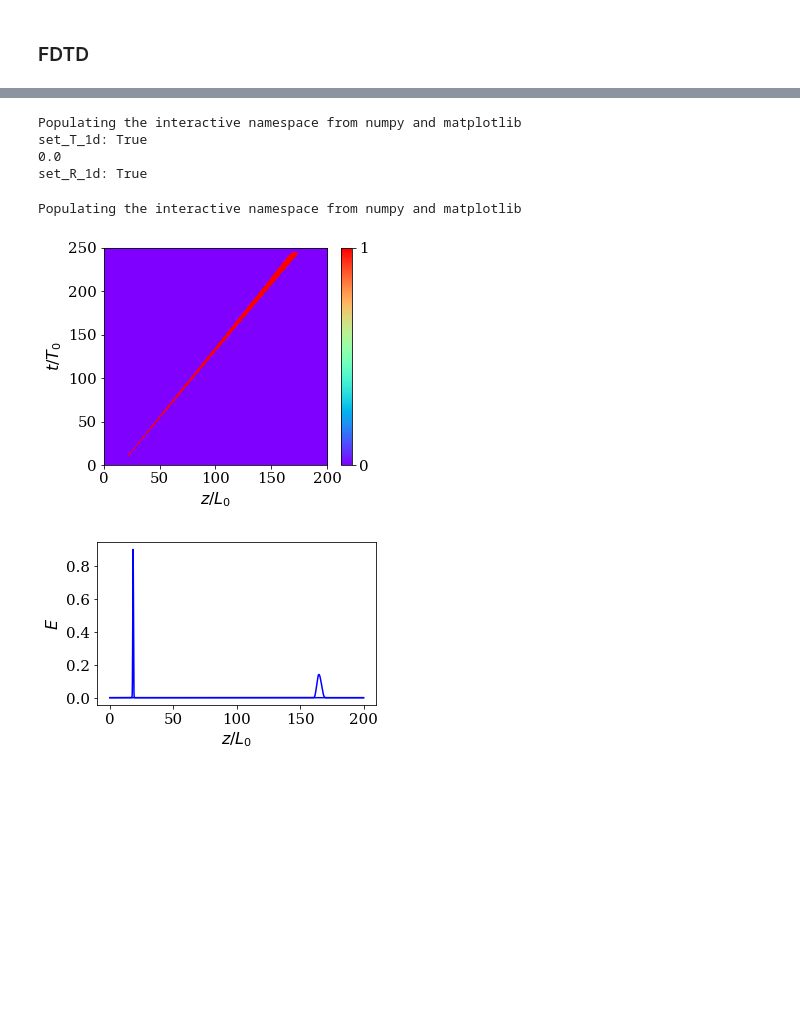
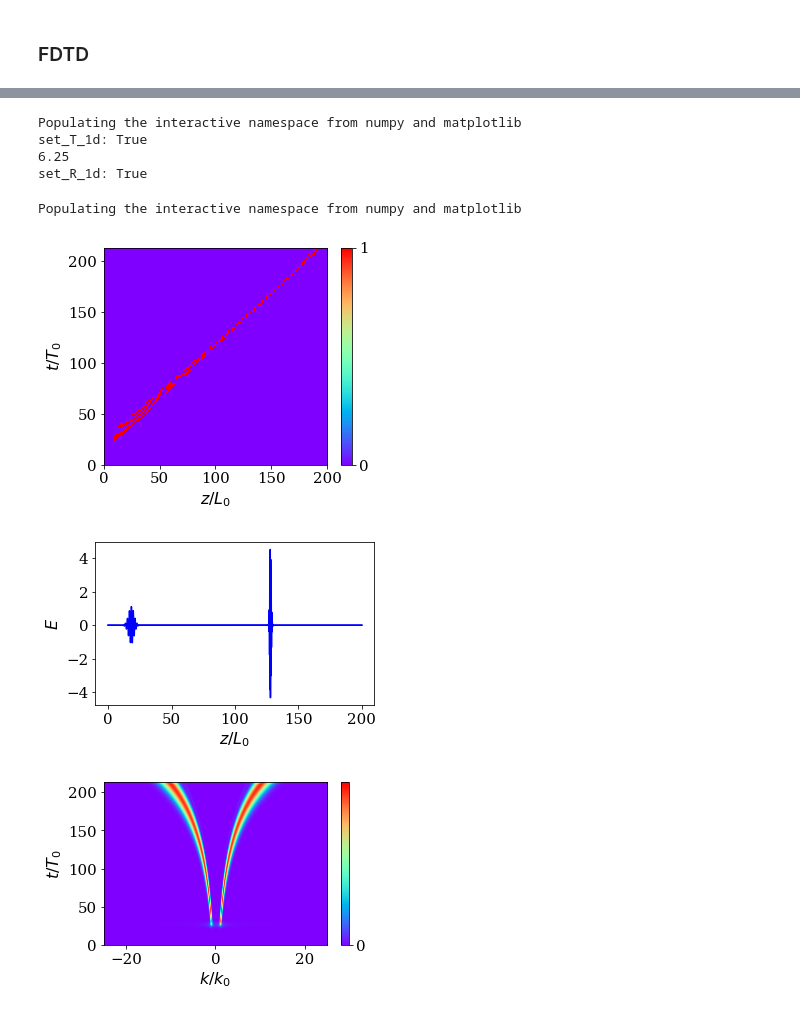
Before and after one commit to nimachm81/myPyCodes, a Jupyter notebook: pulse shaping - compression - space-time variation - FDTD.ipynb, the cells around one changed output, grey strips where cells are left out. Cells and saved outputs as stored; diff of their text form; code cells hidden in the pictures; blank space fills up the shorter version.

```diff
--- a/pulse shaping - compression - space-time variation - FDTD.ipynb
+++ b/pulse shaping - compression - space-time variation - FDTD.ipynb
@@ -133,14 +133,14 @@ import matplotlib.pyplot as plt
 import os
 cwd = os.getcwd()
 dir_name = os.path.join(cwd, 'other', 'st-pulse-shaping')
-file_ext = '.png'
+file_ext = '.eps'
 if not os.path.exists(dir_name):
     os.makedirs(dir_name)
 
 
 n_dim = 1
 r0, r1, dr = [None]*3
-S = 0.95
+S = 0.8
 n_t = None
 save_every = 1
 source_at_right = False
@@ -160,8 +160,6 @@ n0 = 1.5
 n1 = 1.52
 del_eps = n1**2 - n0**2
 
-if source_at_right:
-    omega *= n0/n1
 
 L_0 = 2.0*np.pi/(omega_ref*n0)
 L_1 = 2.0*np.pi/(omega_ref*n1)
@@ -193,7 +191,7 @@ if n_dim==1:
 else:
     assert False
 
-dt = S*dr[0]*(min(n0,n1)-abs(n0-n1))
+dt = S*dr[0]*(min(n0,n1))
 d_v = np.prod(dr)
 
 dt_dr = dt/dr[0]
@@ -211,10 +209,11 @@ d_x_pml[0] = d_pml[0]
 
 ##----- sources
 
+omega_m = 2.0
 T_per = 2.0*np.pi/omega
 T_0 = 1.0*T_per
 t0 = 8.0*T_0
-f_t = lambda t: -1.0*np.exp(-(t-t0)**2/(0.1*T_0)**2)#*np.cos(2*omega*t)
+f_t = lambda t: -1.0*np.exp(-(t-t0)**2/(T_0)**2)*np.cos(omega_m*t)           ## 0.1*T_0 for narrow pulse, T_0 for wide
 f_t_dt = lambda t: f_t(t-dr[0]/2*n0)
 
 ## J
@@ -247,8 +246,8 @@ fdtd.AddMaterial({'type':FVTypes.EpsIsoBox, 'name':'eps', 'args':eps_args})
 
 ##---- st pulse medium
 
-Tm_0 = 2.0*T_0
-f_t_medium = lambda t: +0.5*np.exp(-(t-t0)**2/Tm_0**2)*(t-t0)    ## -:compressor  +:expander
+Tm_0 = 4.0*T_0
+f_t_medium = lambda t: -0.5*np.exp(-(t-t0)**2/Tm_0**2)*(t-t0)    ## -:compressor  +:expander
 
 _x = np.linspace(r0[0], r1[0], 300)
 plot(_x, f_t_medium(t0-(_x-r_j[0])/n0), 'b')
@@ -567,7 +566,7 @@ plt.show()
 # %% [output]
 Populating the interactive namespace from numpy and matplotlib
 set_T_1d: True
-0.0
+6.25
 set_R_1d: True
 # %%
 %pylab inline
@@ -593,38 +592,71 @@ for i in range(n_saved):
 E_mesh = E_mesh>0.01
 
 #plt.pcolor(x_mesh, t_mesh, E_mesh)
-plt.imshow(E_mesh, cmap='rainbow', vmin=np.min(E_mesh), vmax=np.max(E_mesh),
+plt.imshow(E_mesh.T, cmap='rainbow', vmin=np.min(E_mesh), vmax=np.max(E_mesh),
            extent=[x_mesh.min(), x_mesh.max(), t_mesh.min(), t_mesh.max()],
            #interpolation='nearest',
            origin='lower', aspect='auto')
 plt.colorbar(ticks=[0, 1])
 
 xlabel('$z/L_0$', fontsize=16)
 ylabel('$t/T_0$', fontsize=16)
 
 file_ext = ".eps"
 savefig(os.path.join(dir_name, 'st-pulse-compression-fdtd-st'+file_ext), bbox_inches='tight', pad_inches=0.0)
 
 show()
 
 
 figsize(5, 3)
 
 ind_0 = int(11*T_0/(dt*save_every))
 plot(x_E/L_0/.3, E_out_list[ind_0], 'b')
 #yticks([0, 1])
 #xlabel('$z/L_0$', fontsize=16)
 #ylabel('$E$', fontsize=16)
 #savefig(os.path.join(dir_name, 'st-pulse-compression-fdtd-t-0'+file_ext), bbox_inches='tight', pad_inches=0.0)
 #show()
 
 ind_1 = -int(20*T_0/(dt*save_every))
 plot(x_E/L_0/.3, E_out_list[ind_1], 'b')
 xlabel('$z/L_0$', fontsize=16)
 ylabel('$E$', fontsize=16)
 savefig(os.path.join(dir_name, 'st-pulse-compression-fdtd-t-1'+file_ext), bbox_inches='tight', pad_inches=0.0)
 show()
+
+
+##-------------------------   spectrum
+import Electromagnetics.PWE as pwe
+
+E_f_mesh = np.zeros(x_mesh.shape, dtype=complex)
+kx_ = np.zeros(x_E.shape)
+
+for i in range(n_saved):
+    kx_, E_f_mesh[:, i] = pwe.Fourier1D(x_E, E_out_list[i])
+
+
+kx_ *= 2.0*np.pi
+k_0 = omega_m*n0
+E_f_mesh = np.abs(E_f_mesh)
+k_mesh, t_mesh = np.meshgrid(kx_/k_0, t_vec/T_0/.3, indexing='ij')
+
+
+#plt.pcolor(x_mesh, t_mesh, E_mesh)
+plt.imshow(E_f_mesh.T, cmap='rainbow', vmin=np.min(E_f_mesh), vmax=np.max(E_f_mesh),
+           extent=[(kx_/k_0).min(), (kx_/k_0).max(), t_mesh.min(), t_mesh.max()],
+           interpolation='bicubic',
+           origin='lower', aspect='auto')
+plt.colorbar(ticks=[0, 1])
+
+xlabel('$k/k_0$', fontsize=16)
+ylabel('$t/T_0$', fontsize=16)
+
+file_ext = ".eps"
+savefig(os.path.join(dir_name, 'st-modpulse-compression-fdtd-spectrum'+file_ext), bbox_inches='tight', pad_inches=0.0)
+
+show()
 # %% [output]
 Populating the interactive namespace from numpy and matplotlib
-[figure, old version]
+[figure, new version]
-[figure, old version]
+[figure, new version]
+[figure, added]
```
Also changed, not shown: parts of 4 cells of this notebook.
